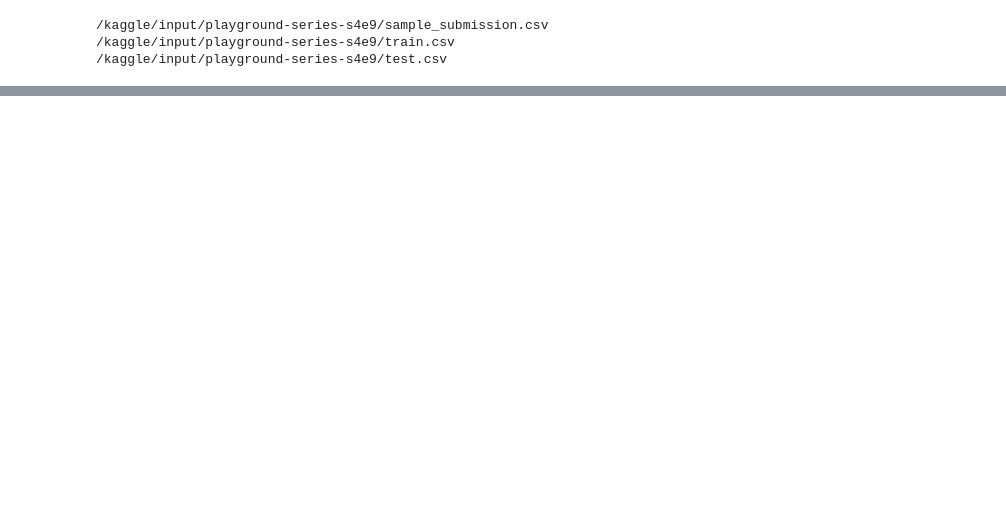
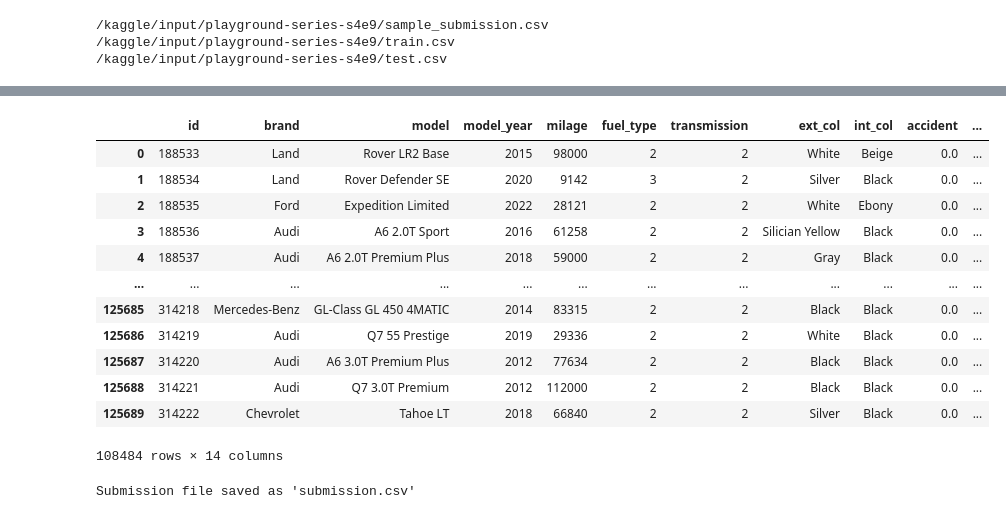
Before and after one commit to mehranommani/commons-math, a Jupyter notebook: car-price.ipynb, the cells around one changed output, grey strips where cells are left out. Saved outputs shown, nothing was run; the diff lists cells and outputs as text; code cells hidden in the pictures; blank space fills up the shorter version.

```diff
--- a/car-price.ipynb
+++ b/car-price.ipynb
@@ -260,0 +237,32 @@ plt.show()
+# %%
+test
+# %% [output]
+|  | id | brand | model | model_year | milage | fuel_type | transmission | ext_col | int_col | accident | ... |
+| 0 | 188533 | Land | Rover LR2 Base | 2015 | 98000 | 2 | 2 | White | Beige | 0.0 | ... |
+| 1 | 188534 | Land | Rover Defender SE | 2020 | 9142 | 3 | 2 | Silver | Black | 0.0 | ... |
+| 2 | 188535 | Ford | Expedition Limited | 2022 | 28121 | 2 | 2 | White | Ebony | 0.0 | ... |
+| 3 | 188536 | Audi | A6 2.0T Sport | 2016 | 61258 | 2 | 2 | Silician Yellow | Black | 0.0 | ... |
+| 4 | 188537 | Audi | A6 2.0T Premium Plus | 2018 | 59000 | 2 | 2 | Gray | Black | 0.0 | ... |
+| ... | ... | ... | ... | ... | ... | ... | ... | ... | ... | ... | ... |
+| 125685 | 314218 | Mercedes-Benz | GL-Class GL 450 4MATIC | 2014 | 83315 | 2 | 2 | Black | Black | 0.0 | ... |
+| 125686 | 314219 | Audi | Q7 55 Prestige | 2019 | 29336 | 2 | 2 | White | Black | 0.0 | ... |
+| 125687 | 314220 | Audi | A6 3.0T Premium Plus | 2012 | 77634 | 2 | 2 | Black | Black | 0.0 | ... |
+| 125688 | 314221 | Audi | Q7 3.0T Premium | 2012 | 112000 | 2 | 2 | Black | Black | 0.0 | ... |
+| 125689 | 314222 | Chevrolet | Tahoe LT | 2018 | 66840 | 2 | 2 | Silver | Black | 0.0 | ... |
+108484 rows × 14 columns
+# %%
+# Make predictions on the test set
+test_predictions = cat_model.predict(test.drop(columns=['id']))
+
+# Create a submission DataFrame
+submission = pd.DataFrame({
+    'id': test['id'],           # Use the test set 'id' column
+    'price': test_predictions    # Predicted prices
+})
+
+# Save the submission to a CSV file
+submission.to_csv('submission.csv', index=False)
+
+print("Submission file saved as 'submission.csv'")
+# %% [output]
+Submission file saved as 'submission.csv'
```
Also changed, not shown: parts of 23 cells of this notebook.
